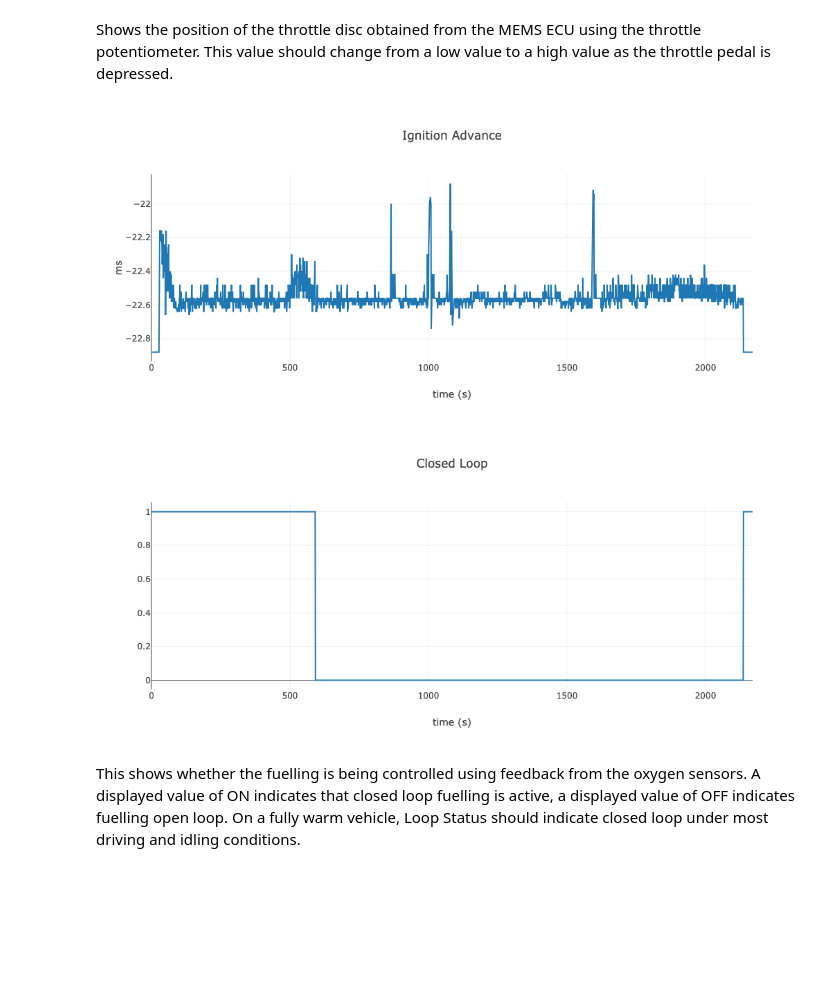
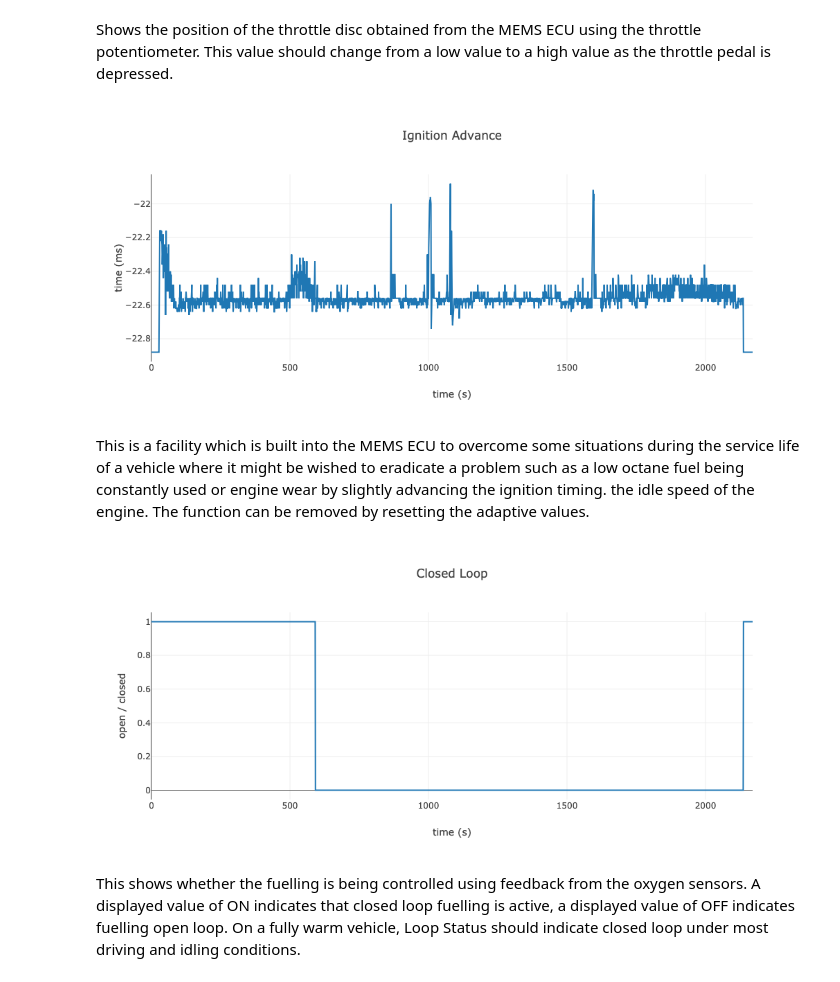
Before and after one commit to imaadhrizni/memsviewer, a Jupyter notebook: memsviewer.ipynb, the cells around one changed output. Drawn from its saved outputs; the diff is of its cells as text; code cells hidden in the pictures; blank space fills up the shorter version.

```diff
--- a/memsviewer.ipynb
+++ b/memsviewer.ipynb
@@ -70,13 +89,15 @@ lr.display_graph(['throttle_angle'], 'Throttle Angle', 'deg.')
 # %% [markdown]
 Shows the position of the throttle disc obtained from the MEMS ECU using the throttle potentiometer. This value should change from a low value to a high value as the throttle pedal is depressed.
 # %%
-lr.display_graph(['ignition_advance'], 'Ignition Advance', 'ms')
+lr.display_graph(['ignition_advance'], 'Ignition Advance', 'time (ms)')
 # %% [output]
-[figure, old version]
+[figure, new version]
+# %% [markdown]
+This is a facility which is built into the MEMS ECU to overcome some situations during the service life of a vehicle where it might be wished to eradicate a problem such as a low octane fuel being constantly used or engine wear by slightly advancing the ignition timing. the idle speed of the engine. The function can be removed by resetting the adaptive values.
 # %%
-lr.display_graph(['loop_indicator'], 'Closed Loop')
+lr.display_graph(['loop_indicator'], 'Closed Loop', 'open / closed')
 # %% [output]
-[figure, old version]
+[figure, new version]
 # %% [markdown]
 This shows whether the fuelling is being controlled using feedback from the oxygen sensors. A displayed value of ON indicates that closed loop fuelling is active, a displayed value of OFF indicates fuelling open loop. On a fully warm vehicle, Loop Status should indicate closed loop under most driving and idling conditions.
 # %% [markdown]
```
Also changed, not shown: parts of 7 cells of this notebook.
